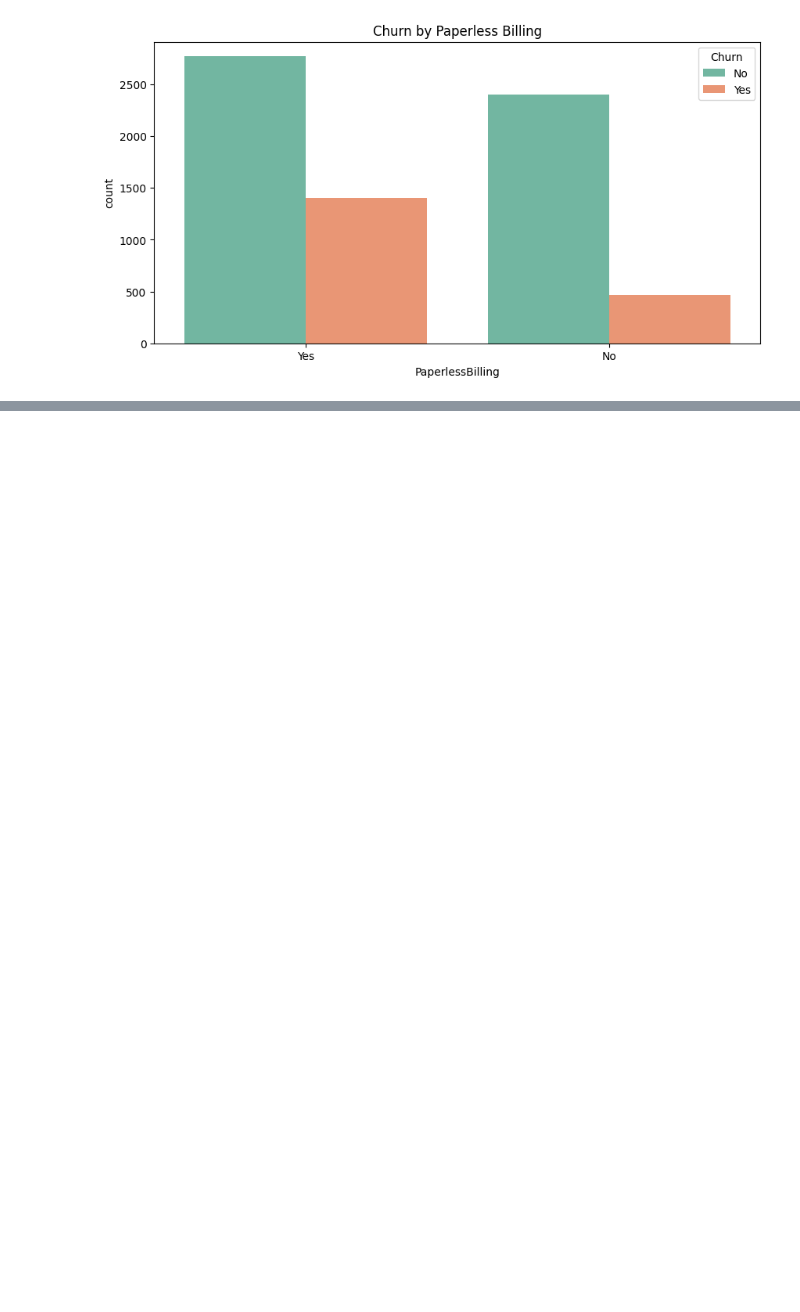
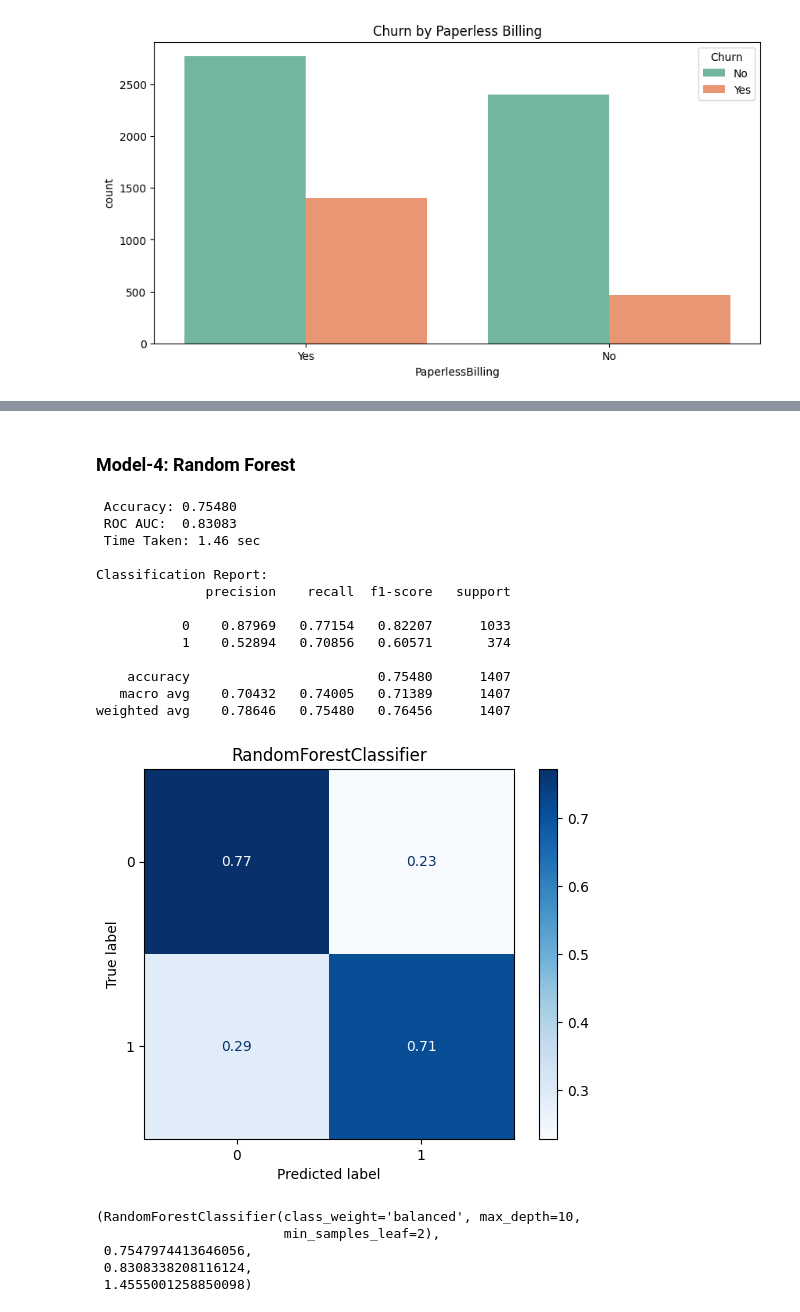
Before and after one commit to Thahari/Telco-Customer-Churn-Analysis, a Jupyter notebook: Churn_Project.ipynb, the cells around one changed output, grey strips where cells are left out. Drawn from its saved outputs; the diff is of its cells as text; code cells hidden in the pictures; blank space fills up the shorter version.

```diff
--- a/Churn_Project.ipynb
+++ b/Churn_Project.ipynb
@@ -430,0 +725,28 @@ plt.show()
+# %% [markdown]
+### Model-4: Random Forest
+# %%
+from sklearn.ensemble import RandomForestClassifier
+model_rf = RandomForestClassifier(
+    n_estimators=100, max_depth=10, min_samples_split=2, class_weight='balanced', min_samples_leaf=2
+)
+run_model(model_rf, X_train, y_train, X_test, y_test)
+# %% [output]
+ Accuracy: 0.75480
+ ROC AUC:  0.83083
+ Time Taken: 1.46 sec
+
+Classification Report:
+              precision    recall  f1-score   support
+
+           0    0.87969   0.77154   0.82207      1033
+           1    0.52894   0.70856   0.60571       374
+
+    accuracy                        0.75480      1407
+   macro avg    0.70432   0.74005   0.71389      1407
+weighted avg    0.78646   0.75480   0.76456      1407
+[figure, added]
+(RandomForestClassifier(class_weight='balanced', max_depth=10,
+                        min_samples_leaf=2),
+ 0.7547974413646056,
+ 0.8308338208116124,
+ 1.4555001258850098)
```
Also changed, not shown: parts of 68 cells of this notebook.
